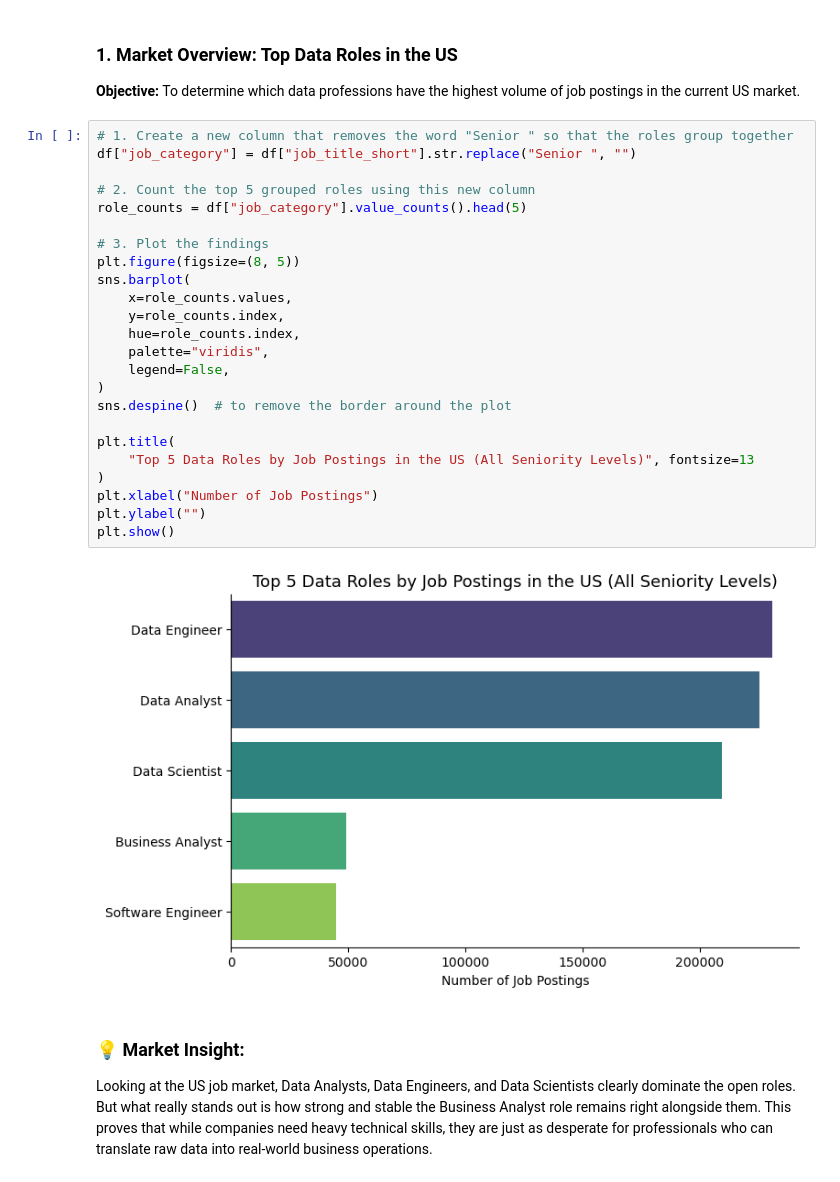
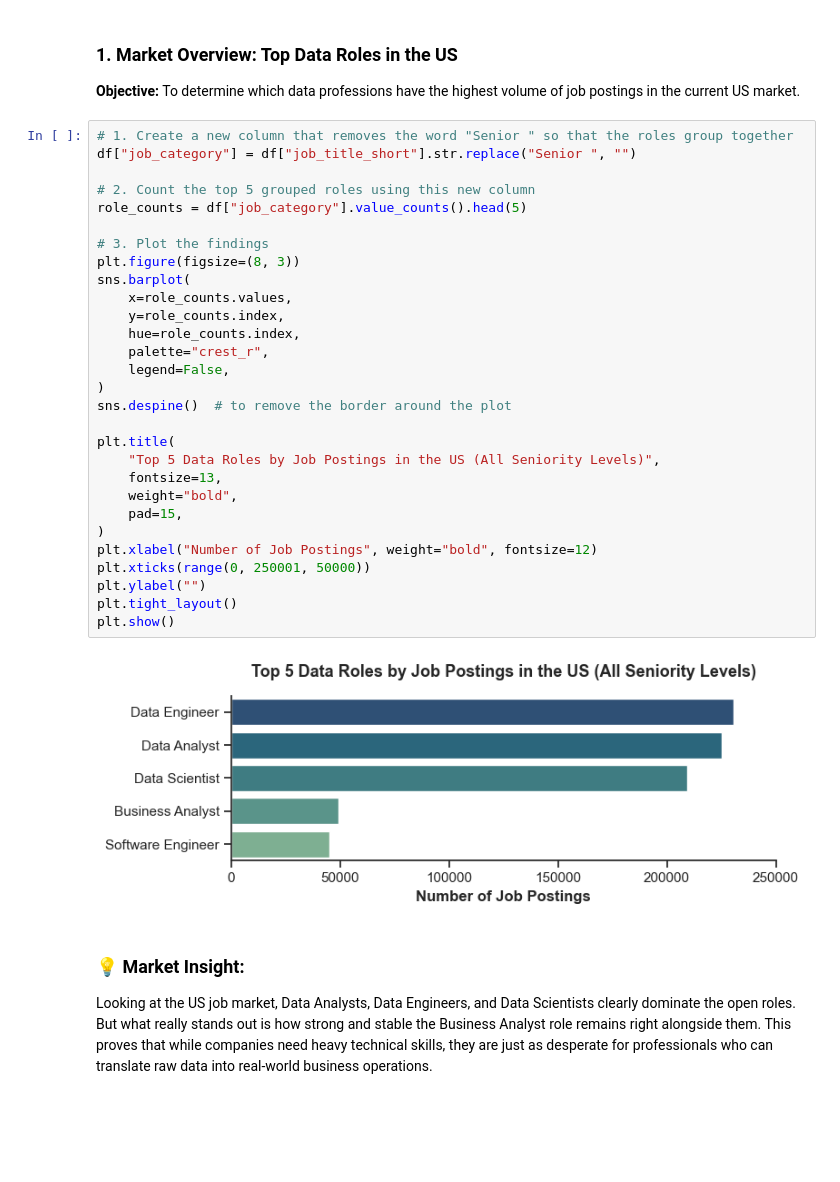
Before and after one commit to AnshulSilhare/us-data-jobs-analysis, a Jupyter notebook: notebooks/1_EDA_Intro.ipynb, the cells around one changed output. Saved outputs shown, nothing was run; the diff lists cells and outputs as text; blank space fills up the shorter version.

```diff
--- a/notebooks/1_EDA_Intro.ipynb
+++ b/notebooks/1_EDA_Intro.ipynb
@@ -40,29 +38,34 @@ df_US = df[df["job_country"] == "United States"].copy()
 # %%
 # 1. Create a new column that removes the word "Senior " so that the roles group together
 df["job_category"] = df["job_title_short"].str.replace("Senior ", "")
 
 # 2. Count the top 5 grouped roles using this new column
 role_counts = df["job_category"].value_counts().head(5)
 
 # 3. Plot the findings
-plt.figure(figsize=(8, 5))
+plt.figure(figsize=(8, 3))
 sns.barplot(
     x=role_counts.values,
     y=role_counts.index,
     hue=role_counts.index,
-    palette="viridis",
+    palette="crest_r",
     legend=False,
 )
 sns.despine()  # to remove the border around the plot
 
 plt.title(
-    "Top 5 Data Roles by Job Postings in the US (All Seniority Levels)", fontsize=13
+    "Top 5 Data Roles by Job Postings in the US (All Seniority Levels)",
+    fontsize=13,
+    weight="bold",
+    pad=15,
 )
-plt.xlabel("Number of Job Postings")
+plt.xlabel("Number of Job Postings", weight="bold", fontsize=12)
+plt.xticks(range(0, 250001, 50000))
 plt.ylabel("")
+plt.tight_layout()
 plt.show()
 # %% [output]
-[figure, old version]
+[figure, new version]
 # %% [markdown]
 ### 💡 Market Insight:
 
```
Also changed, not shown: parts of 5 cells of this notebook, 3 other files.
